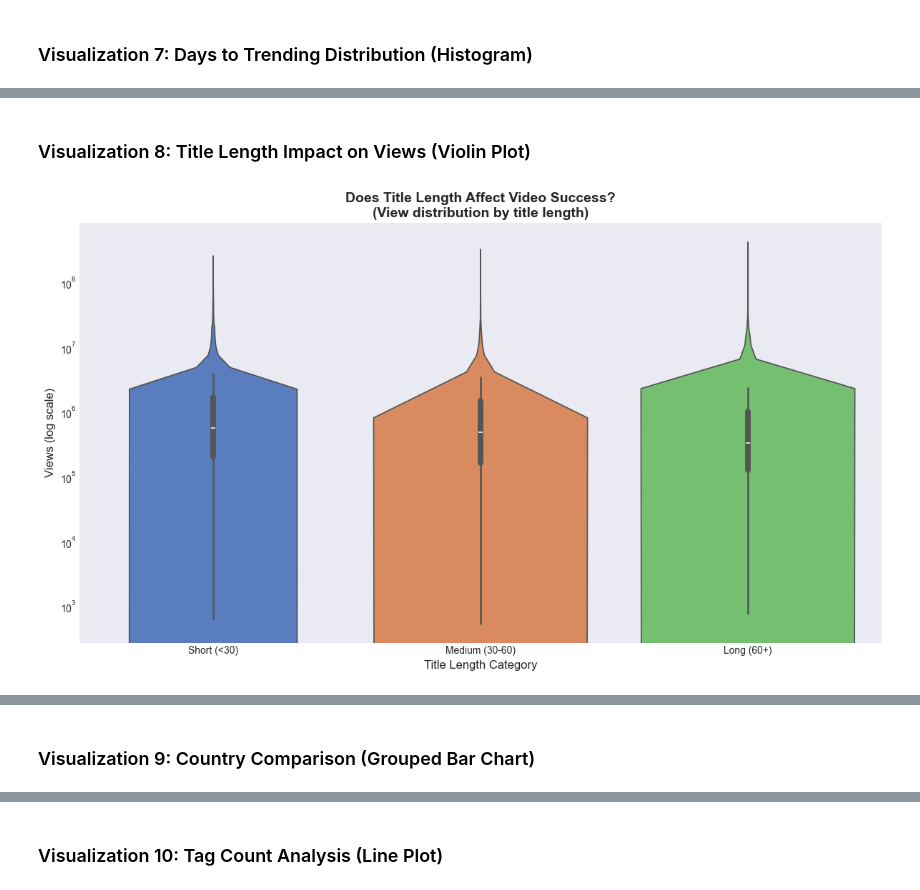
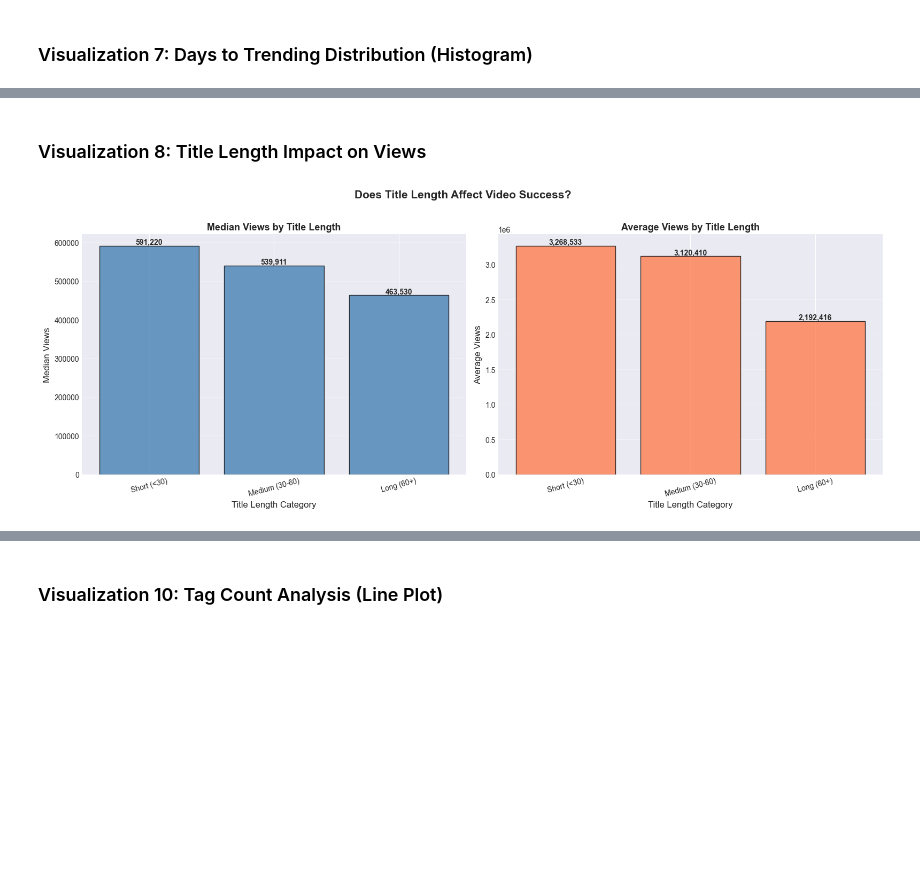
Before and after one commit to Murdock384/trending-youtube-videos-analysis, a Jupyter notebook: src/data-handling-and-visualization.ipynb, the cells around one changed output, grey strips where cells are left out. Saved outputs shown, nothing was run; the diff lists cells and outputs as text; code cells hidden in the pictures; blank space fills up the shorter version.

```diff
--- a/src/data-handling-and-visualization.ipynb
+++ b/src/data-handling-and-visualization.ipynb
@@ -114,7 +113,7 @@ def load_videos_data(country_code):
         print(f"Warning: Video file for {country_code} not found")
         return pd.DataFrame()
 
-def load_all_countries(countries):
+def load_english_speaking_countries(countries):
     """
     Load and combine data from multiple countries using loops.
 
@@ -127,16 +126,13 @@ def load_all_countries(countries):
     all_data = []
     all_categories = {}
 
-    # Loop through each country
     for country in countries:
         print(f"Loading data for {country}...")
 
-        # Load videos
         df = load_videos_data(country)
         if not df.empty:
             all_data.append(df)
 
-        # Load categories
         categories = load_category_mapping(country)
         if categories:
             all_categories[country] = categories
@@ -149,9 +145,9 @@ def load_all_countries(countries):
     else:
         return pd.DataFrame(), {}
 
-# Test with a few countries
-countries_to_analyze = ['US', 'CA', 'GB', 'IN']
-df_raw, category_maps = load_all_countries(countries_to_analyze)
+# Taking into consideration only the major western English-speaking countries for analysis
+countries_to_analyze = ['US', 'CA', 'GB']
+df_raw, category_maps = load_english_speaking_countries(countries_to_analyze)
 # %% [output]
 Loading data for US...
 Loading data for CA...
@@ -348,9 +337,9 @@ def calculate_engagement_metrics(df):
     """
     df_eng = df.copy()
 
-    # 1. Engagement Rate = (likes + comments) / views
+    # 1. Engagement Rate = (likes + dislikes + comments) / views * 100
     df_eng['engagement_rate'] = (
-        (df_eng['likes'] + df_eng['comment_count']) / df_eng['views']
+        (df_eng['likes'] + df_eng['dislikes'] + df_eng['comment_count']) / df_eng['views']
     ) * 100
 
     # 2. Like Ratio = likes / (likes + dislikes)
@@ -389,7 +378,7 @@ def calculate_engagement_metrics(df):
     df_eng['tag_count'] = df_eng['tags'].str.count('\|') + 1
     df_eng.loc[df_eng['tags'] == '[none]', 'tag_count'] = 0
 
-    print("✓ Engagement metrics calculated:")
+    print("Engagement metrics calculated:")
     print(f"  - Engagement rate: {df_eng['engagement_rate'].mean():.3f}%")
     print(f"  - Like ratio: {df_eng['like_ratio'].mean():.2f}%")
     print(f"  - Average days to trending: {df_eng['days_to_trending'].mean():.1f}")
@@ -780,37 +850,62 @@ Insight: Most videos trend within 2 days of publishing
 # %% [markdown]
-### Visualization 8: Title Length Impact on Views (Violin Plot)
+### Visualization 8: Title Length Impact on Views
 # %%
-plt.figure(figsize=(12, 7))
+fig, axes = plt.subplots(1, 2, figsize=(16, 6))
 
 # Categorize title lengths
 def categorize_title_length(length):
     if length < 30:
         return 'Short (<30)'
     elif length < 60:
         return 'Medium (30-60)'
     else:
         return 'Long (60+)'
 
 df_clean['title_length_category'] = df_clean['title_length'].apply(categorize_title_length)
 
-# Create violin plot
-sns.violinplot(data=df_clean, x='title_length_category', y='views',
-               palette='muted', order=['Short (<30)', 'Medium (30-60)', 'Long (60+)'])
+# Calculate metrics by category
+title_stats = df_clean.groupby('title_length_category').agg({
+    'views': ['median', 'mean', 'count']
+}).round(0)
 
-plt.yscale('log')
-plt.xlabel('Title Length Category', fontsize=12)
-plt.ylabel('Views (log scale)', fontsize=12)
-plt.title('Does Title Length Affect Video Success?\n(View distribution by title length)',
-          fontsize=14, fontweight='bold')
-plt.grid(axis='y', alpha=0.3)
+# Ensure correct order
+category_order = ['Short (<30)', 'Medium (30-60)', 'Long (60+)']
+title_stats = title_stats.reindex(category_order)
+
+# Plot 1: Median views
+axes[0].bar(category_order, title_stats[('views', 'median')], color='steelblue', alpha=0.8, edgecolor='black')
+axes[0].set_xlabel('Title Length Category', fontsize=12)
+axes[0].set_ylabel('Median Views', fontsize=12)
+axes[0].set_title('Median Views by Title Length', fontsize=13, fontweight='bold')
+axes[0].grid(axis='y', alpha=0.3)
+axes[0].tick_params(axis='x', rotation=15)
+
+# Add value labels
+for i, v in enumerate(title_stats[('views', 'median')]):
+    axes[0].text(i, v, f'{int(v):,}', ha='center', va='bottom', fontsize=10, fontweight='bold')
+
+# Plot 2: Average views
+axes[1].bar(category_order, title_stats[('views', 'mean')], color='coral', alpha=0.8, edgecolor='black')
+axes[1].set_xlabel('Title Length Category', fontsize=12)
+axes[1].set_ylabel('Average Views', fontsize=12)
+axes[1].set_title('Average Views by Title Length', fontsize=13, fontweight='bold')
+axes[1].grid(axis='y', alpha=0.3)
+axes[1].tick_params(axis='x', rotation=15)
+
+# Add value labels
+for i, v in enumerate(title_stats[('views', 'mean')]):
+    axes[1].text(i, v, f'{int(v):,}', ha='center', va='bottom', fontsize=10, fontweight='bold')
+
+plt.suptitle('Does Title Length Affect Video Success?', fontsize=15, fontweight='bold', y=1.02)
 plt.tight_layout()
 plt.show()
 
-# Calculate medians
-median_views = df_clean.groupby('title_length_category')['views'].median()
-print(f"\nInsight: Median views by title length:")
-for cat in ['Short (<30)', 'Medium (30-60)', 'Long (60+)']:
-    if cat in median_views.index:
-        print(f"  {cat}: {median_views[cat]:,.0f} views")
+# Print insights
+print(f"\nInsight: Title length performance comparison:")
+for cat in category_order:
+    median = int(title_stats.loc[cat, ('views', 'median')])
+    mean = int(title_stats.loc[cat, ('views', 'mean')])
+    count = int(title_stats.loc[cat, ('views', 'count')])
+    print(f"  {cat}: Median={median:,} | Average={mean:,} | Count={count:,} videos")
 # %% [output]
-[figure, old version]
+[figure, new version]
@@ -821,2 +915,0 @@ Insight: Median views by title length:
-# %% [markdown]
-### Visualization 9: Country Comparison (Grouped Bar Chart)
```
Also changed, not shown: parts of 34 cells of this notebook, 15 other files.
